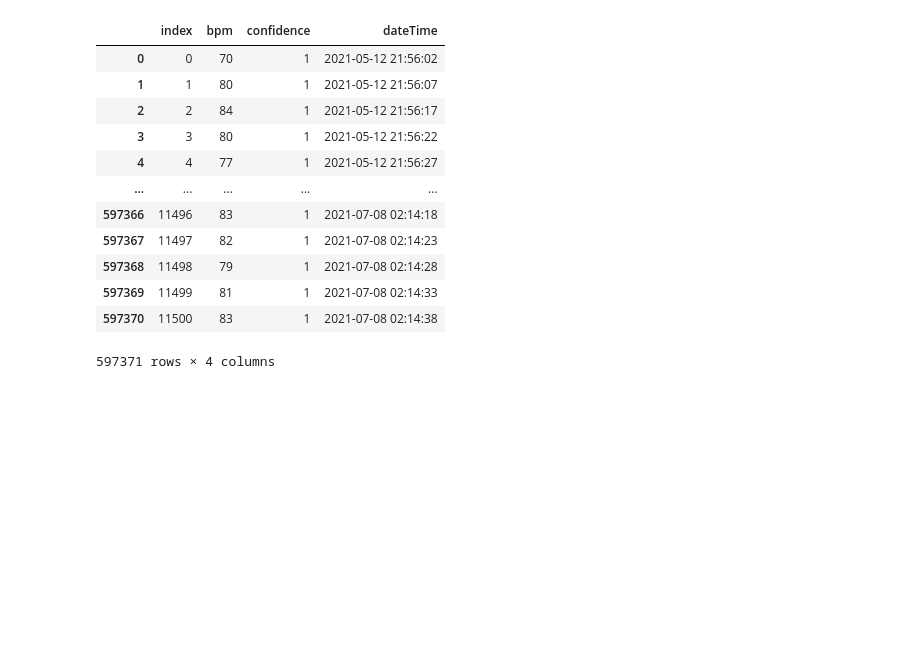
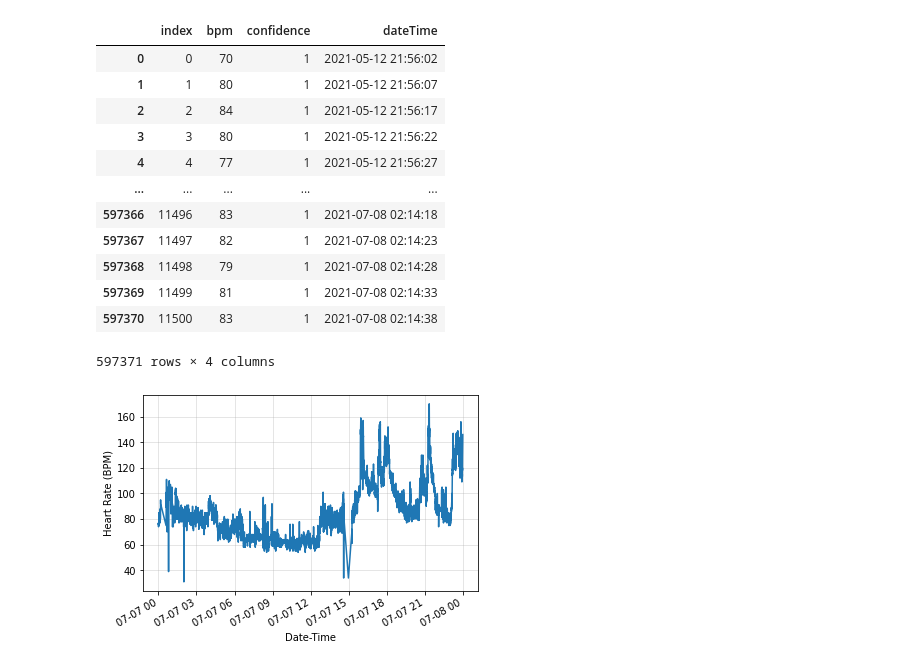
Before and after one commit to PennProjects/fitbit_dataanalysis, a Jupyter notebook: code/Plot_data_export_HR.ipynb, the cells around one changed output. Drawn from its saved outputs; the diff is of its cells as text; code cells hidden in the pictures; blank space fills up the shorter version.

```diff
--- a/code/Plot_data_export_HR.ipynb
+++ b/code/Plot_data_export_HR.ipynb
@@ -39,3 +36,7 @@ hr_data = hr_data.reset_index()
+# %%
+#reset index
+hr_data = hr_data.reset_index()
+hr_data = hr_data.set_index('dateTime')
 # %%
 hr_data
 # %% [output]
@@ -52,3 +53,19 @@ hr_data
 | 597369 | 11499 | 81 | 1 | 2021-07-08 02:14:33 |
 | 597370 | 11500 | 83 | 1 | 2021-07-08 02:14:38 |
 597371 rows × 4 columns
+# %%
+#plot single day data
+start_date = datetime(2021,7,7)
+num_days = 1
+end_date = start_date + timedelta(days=num_days)
+
+sel_data = hr_data[(hr_data.index >start_date) &  (hr_data.index < end_date)]
+
+ax = plt.gca()
+plt.plot(sel_data.index, sel_data.bpm)
+plt.gcf().autofmt_xdate()
+ax.set_ylabel("Heart Rate (BPM)")
+ax.set_xlabel("Date-Time")
+ax.grid(alpha=0.4)
+# %% [output]
+[figure, added]
```
Also changed, not shown: parts of 5 cells of this notebook.
